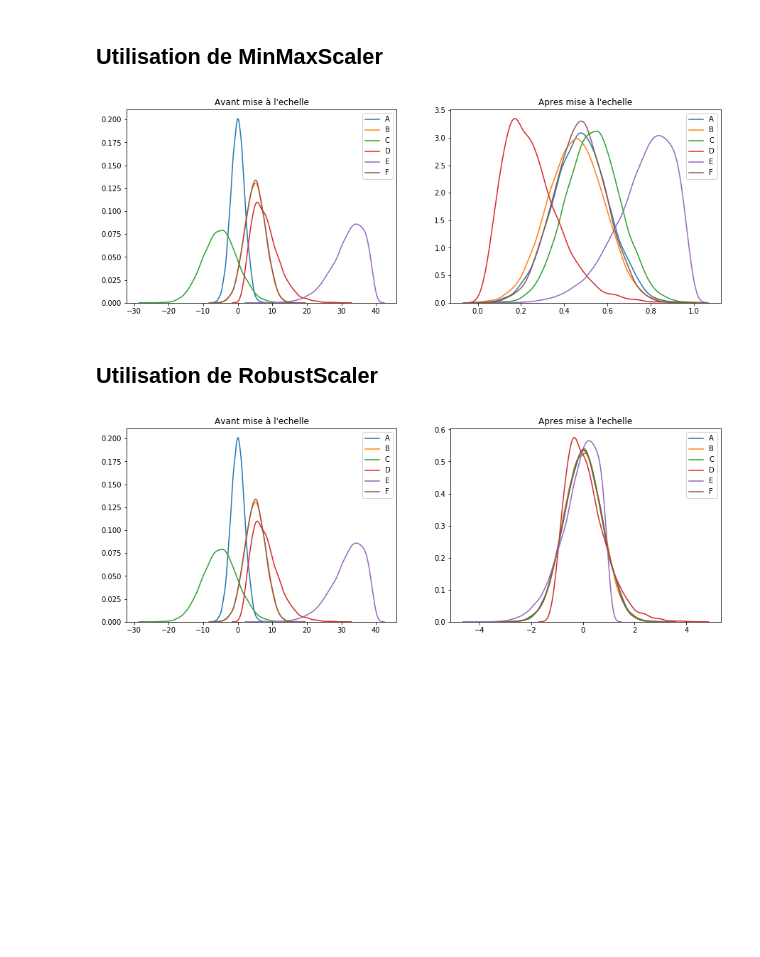
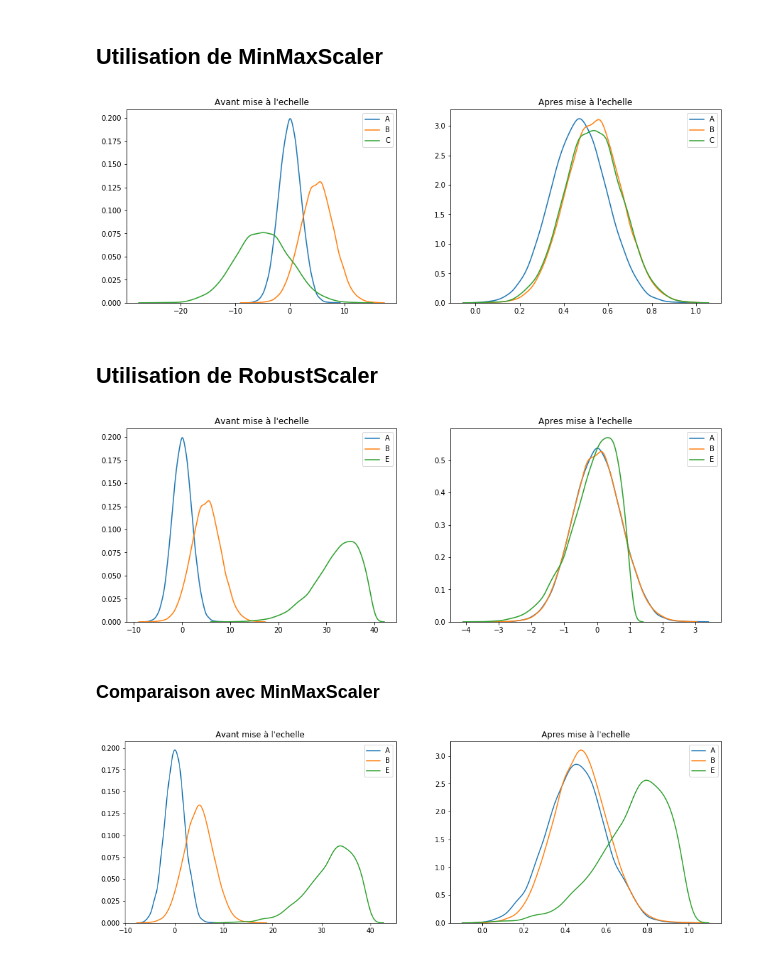
Before and after one commit to valparaizo/python_tutos, a Jupyter notebook: features_scaling/featurescaling_1.ipynb, the cells around one changed output. Cells and saved outputs as stored; diff of their text form; code cells hidden in the pictures; blank space fills up the shorter version.

```diff
--- a/features_scaling/featurescaling_1.ipynb
+++ b/features_scaling/featurescaling_1.ipynb
@@ -52,19 +63,29 @@ plotGraph(df, scaled_df)
 ## Utilisation de MinMaxScaler
 # %%
 scaler = MinMaxScaler()
-scaled_df = scaler.fit_transform(df)
-scaled_df = pd.DataFrame(scaled_df, columns=['A', 'B', 'C', 'D', 'E', 'F'])
-
-plotGraph(df, scaled_df)
+keepCols = ['A', 'B', 'C']
+scaled_df = scaler.fit_transform(df[keepCols])
+scaled_df = pd.DataFrame(scaled_df, columns=keepCols)
+plotGraph(df[keepCols], scaled_df)
 # %% [output]
-[figure, old version]
+[figure, new version]
 # %% [markdown]
 ## Utilisation de RobustScaler
 # %%
 scaler = RobustScaler()
-scaled_df = scaler.fit_transform(df)
-scaled_df = pd.DataFrame(scaled_df, columns=['A', 'B', 'C', 'D', 'E', 'F'])
-
-plotGraph(df, scaled_df)
+keepCols = ['A', 'B', 'E']
+scaled_df = scaler.fit_transform(df[keepCols])
+scaled_df = pd.DataFrame(scaled_df, columns=keepCols)
+plotGraph(df[keepCols], scaled_df)
 # %% [output]
-[figure, old version]
+[figure, new version]
+# %% [markdown]
+### Comparaison avec MinMaxScaler
+# %%
+scaler = MinMaxScaler()
+keepCols = ['A', 'B', 'E']
+scaled_df = scaler.fit_transform(df[keepCols])
+scaled_df = pd.DataFrame(scaled_df, columns=keepCols)
+plotGraph(df[keepCols], scaled_df)
+# %% [output]
+[figure, added]
```
Also changed, not shown: parts of 4 cells of this notebook.
